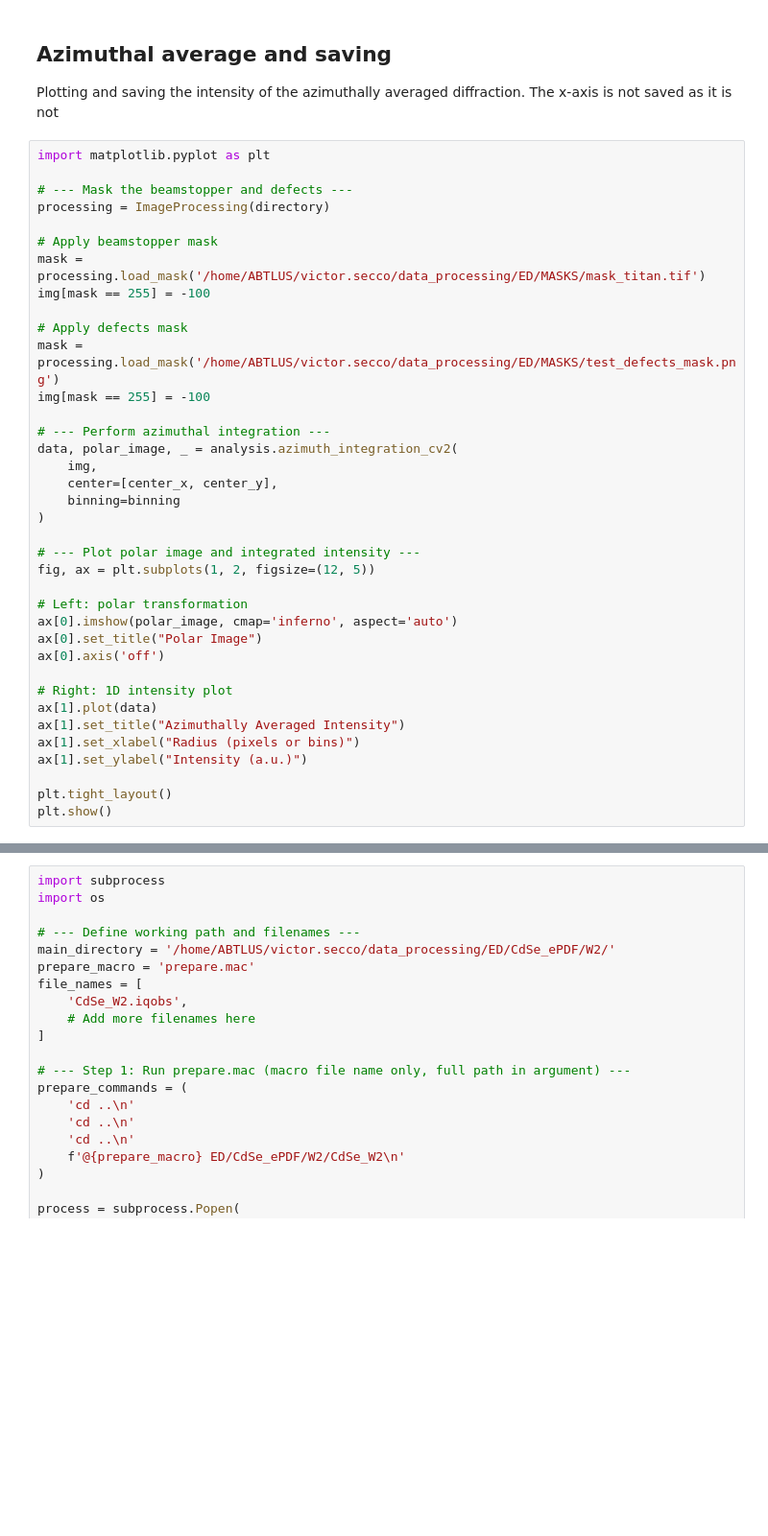
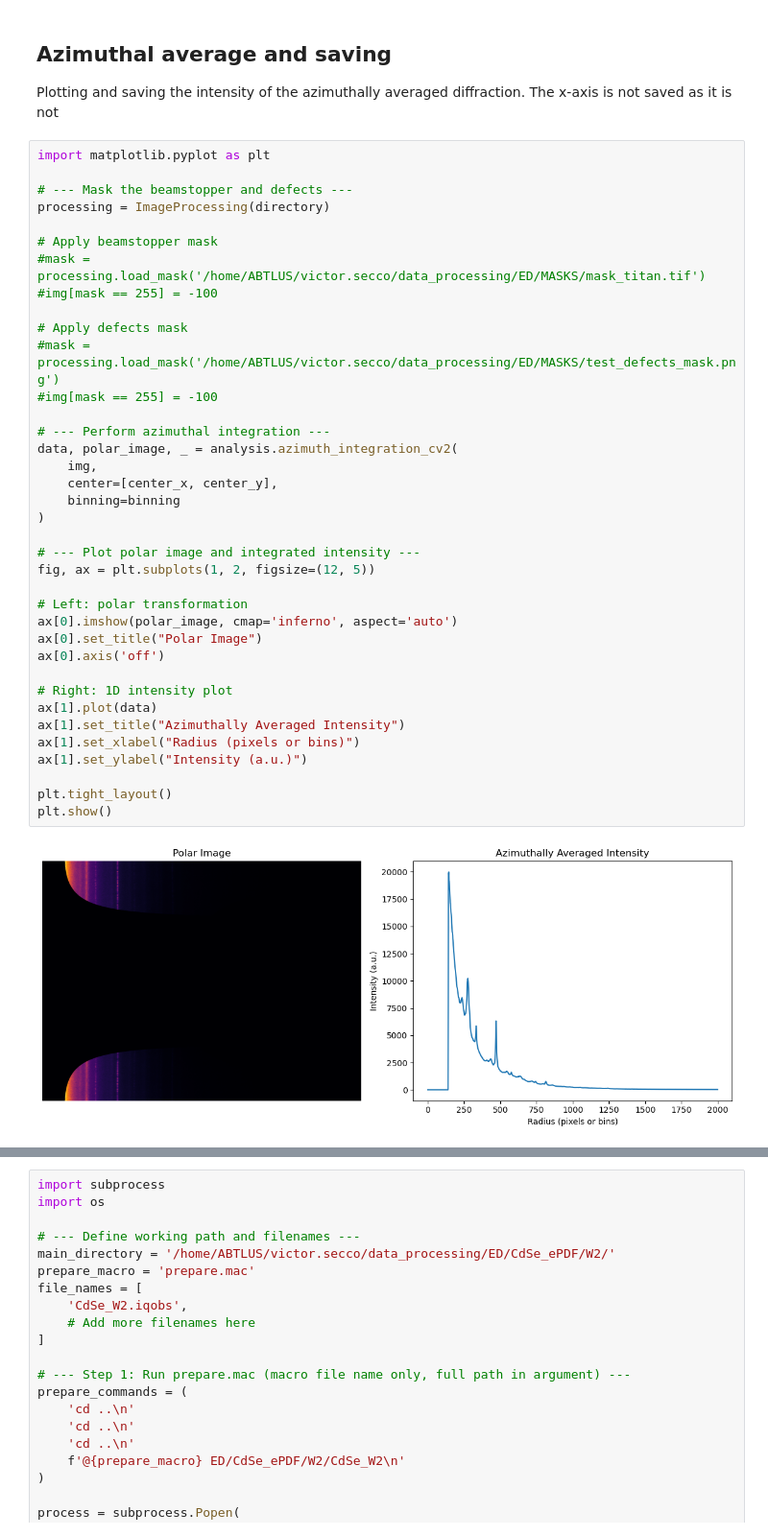
Before and after one commit to victorsecco/PyeRDF, a Jupyter notebook: notebooks/workflows/epdf/01.1_dp.processing_ceta.ipynb, the cells around one changed output, grey strips where cells are left out. Shown at 96% size. Cells and saved outputs as stored; diff of their text form; blank space fills up the shorter version.

```diff
--- a/notebooks/workflows/epdf/01.1_dp.processing_ceta.ipynb
+++ b/notebooks/workflows/epdf/01.1_dp.processing_ceta.ipynb
@@ -198,37 +193,39 @@ import matplotlib.pyplot as plt
 # --- Mask the beamstopper and defects ---
 processing = ImageProcessing(directory)
 
 # Apply beamstopper mask
-mask = processing.load_mask('/home/ABTLUS/victor.secco/data_processing/ED/MASKS/mask_titan.tif')
-img[mask == 255] = -100
+#mask = processing.load_mask('/home/ABTLUS/victor.secco/data_processing/ED/MASKS/mask_titan.tif')
+#img[mask == 255] = -100
 
 # Apply defects mask
-mask = processing.load_mask('/home/ABTLUS/victor.secco/data_processing/ED/MASKS/test_defects_mask.png')
-img[mask == 255] = -100
+#mask = processing.load_mask('/home/ABTLUS/victor.secco/data_processing/ED/MASKS/test_defects_mask.png')
+#img[mask == 255] = -100
 
 # --- Perform azimuthal integration ---
 data, polar_image, _ = analysis.azimuth_integration_cv2(
     img,
     center=[center_x, center_y],
     binning=binning
 )
 
 # --- Plot polar image and integrated intensity ---
 fig, ax = plt.subplots(1, 2, figsize=(12, 5))
 
 # Left: polar transformation
 ax[0].imshow(polar_image, cmap='inferno', aspect='auto')
 ax[0].set_title("Polar Image")
 ax[0].axis('off')
 
 # Right: 1D intensity plot
 ax[1].plot(data)
 ax[1].set_title("Azimuthally Averaged Intensity")
 ax[1].set_xlabel("Radius (pixels or bins)")
 ax[1].set_ylabel("Intensity (a.u.)")
 
 plt.tight_layout()
 plt.show()
+# %% [output]
+[figure, added]
 # %%
 import pandas as pd
 
```
Also changed, not shown: parts of 12 cells of this notebook, 7 other files.
